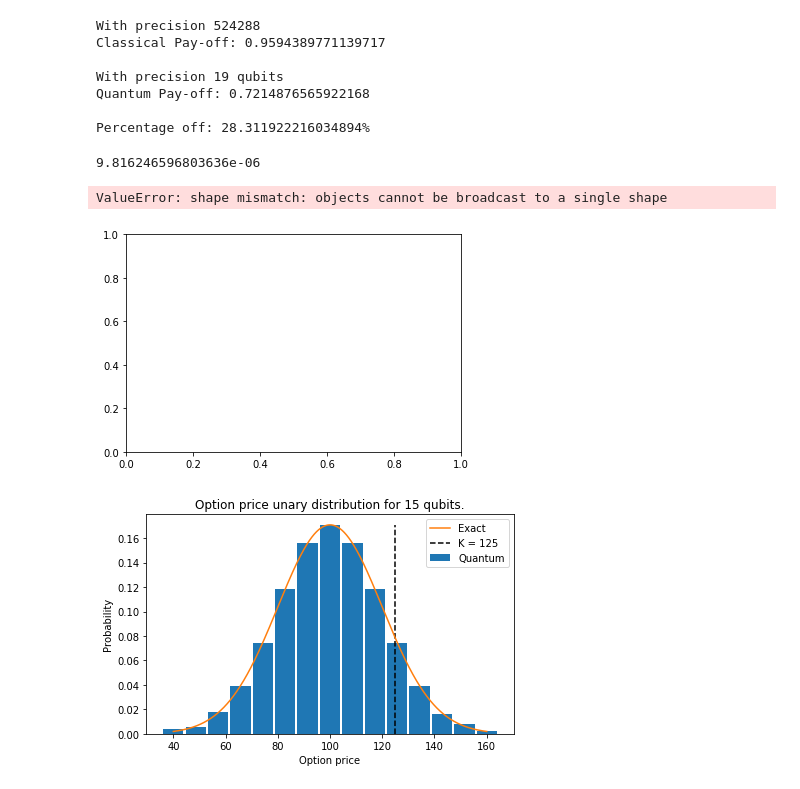
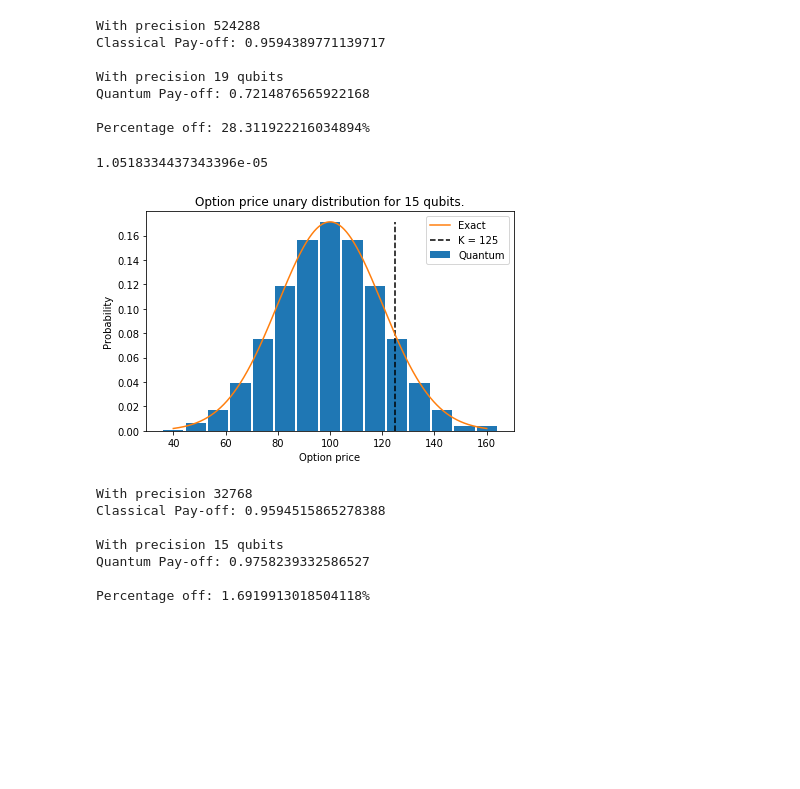
Before and after one commit to UB-Quantic/quantum-unary-option-pricing, a Jupyter notebook: unary_representation/Expected_Payoff_QCGPU.ipynb, the cells around one changed output. Drawn from its saved outputs; the diff is of its cells as text; code cells hidden in the pictures; blank space fills up the shorter version.

```diff
--- a/unary_representation/Expected_Payoff_QCGPU.ipynb
+++ b/unary_representation/Expected_Payoff_QCGPU.ipynb
@@ -69,11 +69,11 @@ def result(par, qubits):
         sol.append(prob[int(2**i)])
     return np.array(sol)
 # %%
-def optimize(qubits, K, mu, sigma, meth='COBYLA', to = 1e-10, maxi = 10000):
-    S = np.linspace(mu-3*sigma, mu+3*sigma, qubits)
+def optimize(qubits, mu, sigma, S, meth='COBYLA', to = 1e-6, maxi = 50000):
     g = gauss(S, mu, sigma)
     para = parameters(qubits)
     solution = minimize(cost_function, para, args=(qubits, g), method=meth, tol=to, options={'maxiter':maxi})
+    #solution = minimize(cost_function, para, args=(qubits, g), method=meth)
     return solution.x, cost_function(solution.x, qubits, g)
 # %%
 #Circuit that encodes the pay-off on the ancilla qubit (MSQ)
@@ -186,39 +185,39 @@ Percentage off: 28.311922216034894%
 qu = 15
 K = 125
 S0 = 100
 sig = 20
-
-optimal_parameters, cost = optimize(qu, K, S0, sig)
+S = np.linspace(S0-3*sig, S0+3*sig, qu)
+optimal_parameters, cost = optimize(qu, S0, sig, S)
 print(cost)
 
 #Calculate the final probabilities using the optimized parameters
 r = result(optimal_parameters, qu)
 
 #Plot the probabilities of the circuit against the classical gaussian probabilities
+
 width = (S[1]-S[0])/1.1
 Sp = np.linspace(S0-3*sig, S0+3*sig, 2**qu)
 fp = gauss(Sp, S0, sig)
 fig, ax = plt.subplots()
 #rects1 = ax.bar(S-width/2, g, width, label='Exact')
 rects2 = ax.bar(S, r, width, label='Quantum')
 ax.plot(Sp, max(r)*fp/max(fp), 'C1', label='Exact')
 
 ax.vlines(K, 0, max(r), linestyles='dashed', label='K = {}'.format(K))
 plt.ylabel('Probability')
 plt.xlabel('Option price')
 plt.title('Option price unary distribution for {} qubits.'.format(qu))
 ax.legend()
 
 
 fig.tight_layout()
 
-plt.savefig('{}qubits_Comparision.png'.format(qu), bbox_inches='tight')
+#plt.savefig('{}qubits_Comparision.png'.format(qu), bbox_inches='tight')
 
 plt.show()
 # %% [output]
-9.816246596803636e-06
+1.0518334437343396e-05
-ValueError: shape mismatch: objects cannot be broadcast to a single shape
-[figure, old version]
+[figure, new version]
 # %%
 #Run the optmized circuit with the pay-off circuit
 C = RWcircuit(qu, optimal_parameters)
@@ -234,28 +233,11 @@ print('With precision {} qubits'.format(qu))
 print('Quantum Pay-off: {}'.format(QP))
 print('')
 print('Percentage off: {}%'.format(np.abs(100*(CP-QP)*2/(CP + QP))))
+# %% [output]
+With precision 32768
+Classical Pay-off: 0.9594515865278388
+
+With precision 15 qubits
+Quantum Pay-off: 0.9758239332586527
+
+Percentage off: 1.6919913018504118%
-# %%
-S = np.linspace(S0-3*sig, S0+3*sig, qu)
-
-width = (S[1]-S[0])/1.1
-Sp = np.linspace(S0-3*sig, S0+3*sig, 2**qu)
-fp = gauss(Sp, S0, sig)
-fig, ax = plt.subplots()
-#rects1 = ax.bar(S-width/2, g, width, label='Exact')
-rects2 = ax.bar(S, r, width, label='Quantum')
-ax.plot(Sp, max(r)*fp/max(fp), 'C1', label='Exact')
-
-ax.vlines(K, 0, max(r), linestyles='dashed', label='K = {}'.format(K))
-plt.ylabel('Probability')
-plt.xlabel('Option price')
-plt.title('Option price unary distribution for {} qubits.'.format(qu))
-ax.legend()
-
-
-fig.tight_layout()
-
-plt.savefig('{}qubits_Comparision.png'.format(qu), bbox_inches='tight')
-
-plt.show()
-# %% [output]
-[figure, removed]
```
Also changed, not shown: parts of 3 cells of this notebook, 2 other files.
